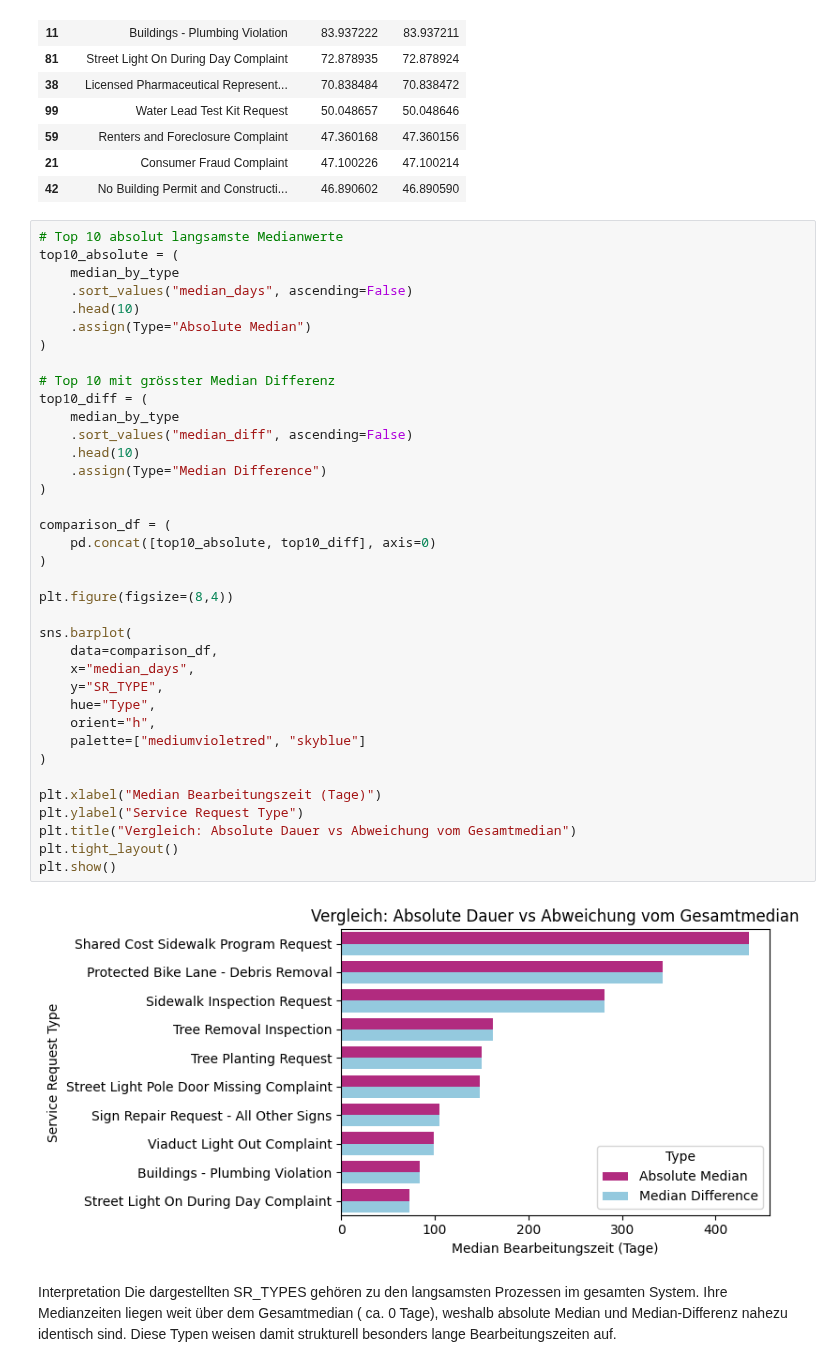
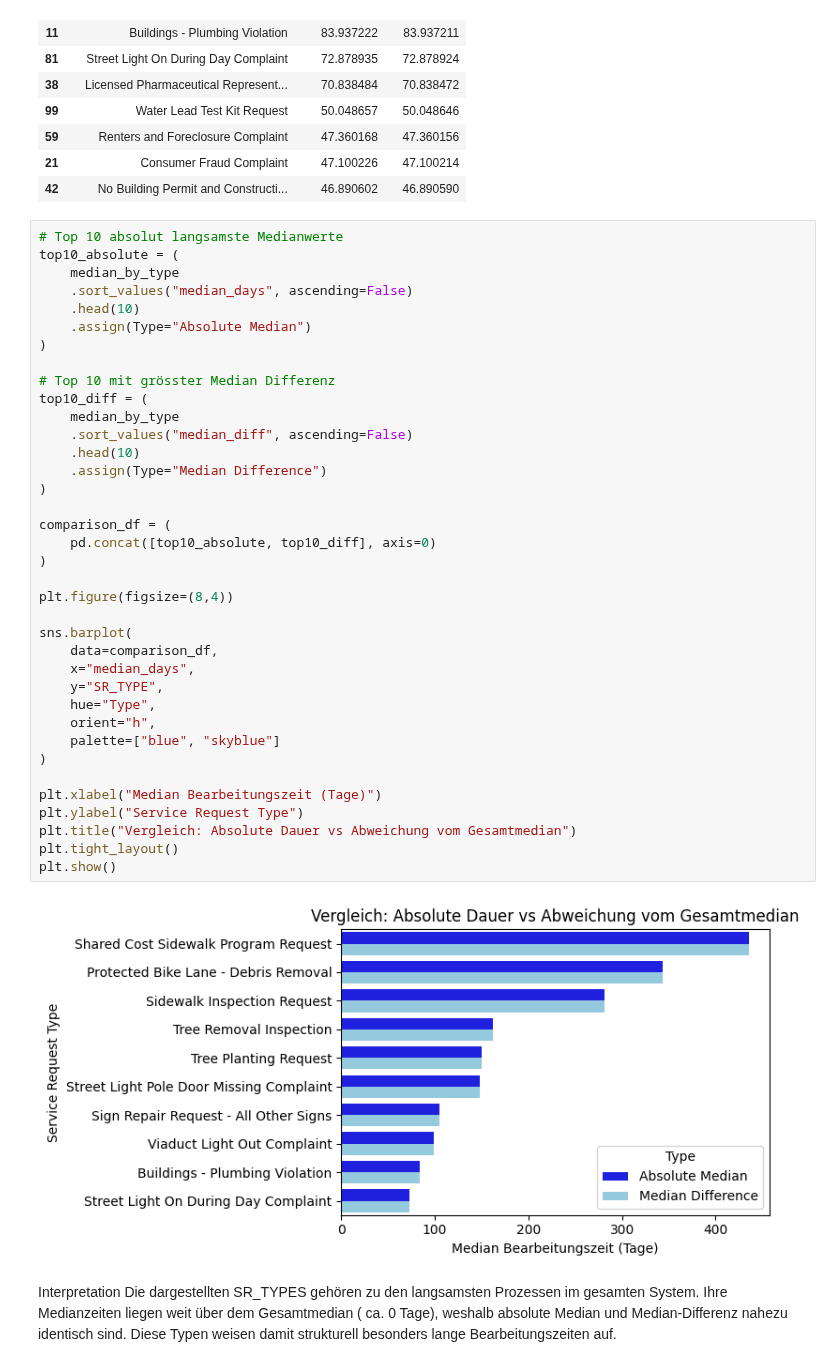
Before and after one commit to Ameowsle/Statistic-Macher, a Jupyter notebook: Bearbeitungszeit_SR_Requests.ipynb, the cells around one changed output. Cells and saved outputs as stored; diff of their text form.

```diff
--- a/Bearbeitungszeit_SR_Requests.ipynb
+++ b/Bearbeitungszeit_SR_Requests.ipynb
@@ -745,35 +748,35 @@ top10_absolute = (
 )
 
 # Top 10 mit grösster Median Differenz
 top10_diff = (
     median_by_type
     .sort_values("median_diff", ascending=False)
     .head(10)
     .assign(Type="Median Difference")
 )
 
 comparison_df = (
     pd.concat([top10_absolute, top10_diff], axis=0)
 )
 
 plt.figure(figsize=(8,4))
 
 sns.barplot(
     data=comparison_df,
     x="median_days",
     y="SR_TYPE",
     hue="Type",
     orient="h",
-    palette=["mediumvioletred", "skyblue"]
+    palette=["blue", "skyblue"]
 )
 
 plt.xlabel("Median Bearbeitungszeit (Tage)")
 plt.ylabel("Service Request Type")
 plt.title("Vergleich: Absolute Dauer vs Abweichung vom Gesamtmedian")
 plt.tight_layout()
 plt.show()
 # %% [output]
-[figure, old version]
+[figure, new version]
 # %% [markdown]
 Interpretation
 Die dargestellten SR_TYPES gehören zu den langsamsten Prozessen im gesamten System. Ihre Medianzeiten liegen weit über dem Gesamtmedian ( ca. 0 Tage), weshalb absolute Median und Median-Differenz nahezu identisch sind. Diese Typen weisen damit strukturell besonders lange Bearbeitungszeiten auf.
```
Also changed, not shown: parts of 12 cells of this notebook.
